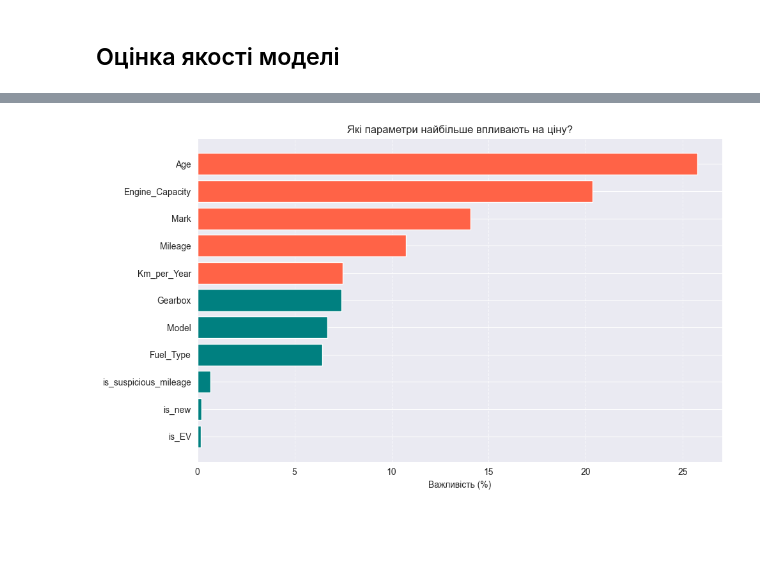
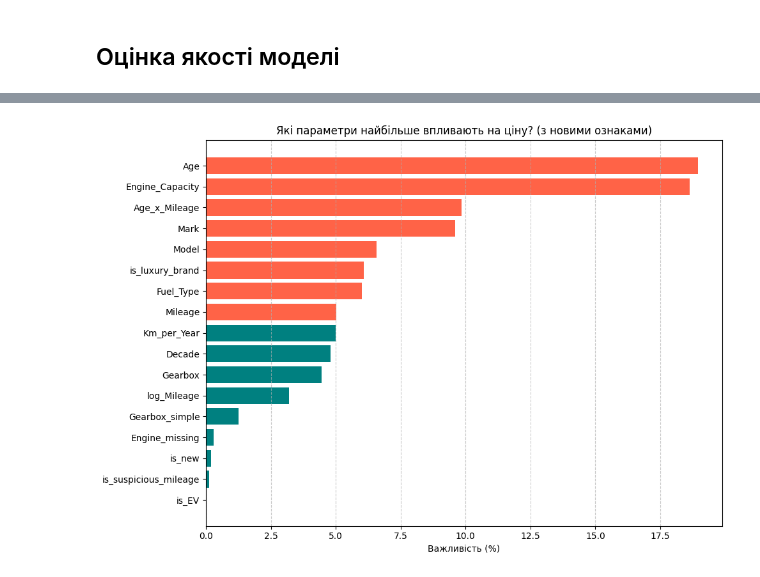
Before and after one commit to Chuchman-Dima/MarketScout, a Jupyter notebook: notebooks/main.ipynb, the cells around one changed output, grey strips where cells are left out. Cells and saved outputs as stored; diff of their text form; code cells hidden in the pictures; blank space fills up the shorter version.

```diff
--- a/notebooks/main.ipynb
+++ b/notebooks/main.ipynb
@@ -121,0 +165,11 @@ print(f"Відфільтровано {before - len(df)} записів. Зали
+# %%
+df['is_luxury_brand'] = df['Mark'].isin(LUXURY_MARKS).astype(int)
+df['Gearbox_simple'] = np.where(df['Gearbox'].isin(AUTOMATIC_LIKE), 'Automatic_type', 'Manual_type')
+df['Engine_missing'] = (df['Engine_Capacity'] == 0).astype(int)
+df['log_Mileage'] = np.log1p(df['Mileage'])
+df['Age_x_Mileage'] = df['Age'] * df['Mileage']
+df['Decade'] = (df['Year'] // 10 * 10).astype(int)
+
+print(f"Преміум-марки: {df['is_luxury_brand'].sum()} авто ({df['is_luxury_brand'].mean()*100:.1f}%)")
+print(f"Автоматичні КПП (згруповано): {(df['Gearbox_simple']=='Automatic_type').sum()} авто")
+print(f"Немає даних про об'єм двигуна: {df['Engine_missing'].sum()} авто")
@@ -122,17 +180,18 @@ print(f"Відфільтровано {before - len(df)} записів. Зали
 # %% [markdown]
 ## Підготовка до моделювання
 # %%
-# Додано 'is_new' до списку ознак
 features = [
     'Mark', 'Model', 'Mileage', 'Gearbox', 'Age',
     'Fuel_Type', 'Engine_Capacity', 'Km_per_Year',
-    'is_EV', 'is_suspicious_mileage', 'is_new'
+    'is_EV', 'is_suspicious_mileage', 'is_new',
+    'is_luxury_brand', 'Engine_missing', 'log_Mileage', 'Age_x_Mileage', 'Decade',
+    'Gearbox_simple',
 ]
-cat_features = ['Mark', 'Model', 'Gearbox', 'Fuel_Type']
+cat_features = ['Mark', 'Model', 'Gearbox', 'Fuel_Type', 'Gearbox_simple']
 
 X = df[features]
 y = df['Price_USD']
 
-print(f"Ознаки: {features}")
+print(f"Ознаки ({len(features)}): {features}")
 print(f"Розмір X: {X.shape}")
 # %% [output]
@@ -268,5 +313,4 @@ print(f"  Середня оптимальна ітерація: {cv_df['best_ite
 # %%
-# Візуалізація результатів CV
 fig, axes = plt.subplots(1, 3, figsize=(15, 4))
 
 metrics = [
@@ -277,7 +321,7 @@ metrics = [
 
 for ax, (col, label, color) in zip(axes, metrics):
     vals = cv_df[col]
-    bars = ax.bar(cv_df['fold'], vals, color=color, alpha=0.8, edgecolor='white')
+    ax.bar(cv_df['fold'], vals, color=color, alpha=0.8, edgecolor='white')
     ax.axhline(vals.mean(), color='red', linestyle='--', linewidth=1.5, label=f'Середнє: {vals.mean():.4g}')
     ax.fill_between(
         [0.5, N_FOLDS + 0.5],
@@ -292,7 +336,7 @@ for ax, (col, label, color) in zip(axes, metrics):
     ax.legend(fontsize=8)
     ax.grid(axis='y', linestyle='--', alpha=0.5)
 
-plt.suptitle(f'{N_FOLDS}-Fold Cross-Validation — CatBoost Car Price', fontsize=13, fontweight='bold')
+plt.suptitle(f'{N_FOLDS}-Fold Cross-Validation — CatBoost Car Price (оновлені ознаки)', fontsize=13, fontweight='bold')
 plt.tight_layout()
 plt.show()
 # %% [output]
@@ -337,10 +376,8 @@ print(f"Межі IQR (USD): [{np.expm1(lower_bound):.0f}, {np.expm1(upper_bound)
 # %%
-# Фінальна модель на повному train датасеті
-# Використовуємо середню оптимальну ітерацію з CV (без early stopping)
 best_iters_mean = int(cv_df['best_iter'].mean())
 print(f"Навчаємо фінальну модель на {len(X_train_full)} прикладах, iterations={best_iters_mean}...")
 
-final_params = {**CATBOOST_PARAMS, 'iterations': best_iters_mean, 'early_stopping_rounds': None, 'verbose': 200}
+final_params = {**CATBOOST_PARAMS, 'iterations': best_iters_mean, 'early_stopping_rounds': None, 'verbose': 300}
 model = CatBoostRegressor(**final_params)
 model.fit(X_train_full, y_train_full, cat_features=cat_features)
 print("Фінальну модель навчено!")
@@ -400,18 +431,17 @@ print(f"  CV MAE = {cv_df['MAE'].mean():,.0f} USD  |  Test MAE = {mae:,.0f} USD
 # %%
-# FIX: Використовуємо правильний список ознак (включаючи is_new)
 importance = model.get_feature_importance()
 feat_imp = pd.Series(importance, index=features).sort_values(ascending=True)
 
-plt.figure(figsize=(10, 6))
+plt.figure(figsize=(10, 7))
 colors = ['tomato' if v > feat_imp.median() else 'teal' for v in feat_imp.values]
 plt.barh(feat_imp.index, feat_imp.values, color=colors)
 plt.xlabel('Важливість (%)')
-plt.title('Які параметри найбільше впливають на ціну?')
+plt.title('Які параметри найбільше впливають на ціну? (з новими ознаками)')
 plt.grid(axis='x', linestyle='--', alpha=0.7)
 plt.tight_layout()
 plt.show()
 # %% [output]
-[figure, old version]
+[figure, new version]
 # %%
 residuals = y_test_real.values - y_pred
 
```
Also changed, not shown: parts of 25 cells of this notebook, 3 other files.
